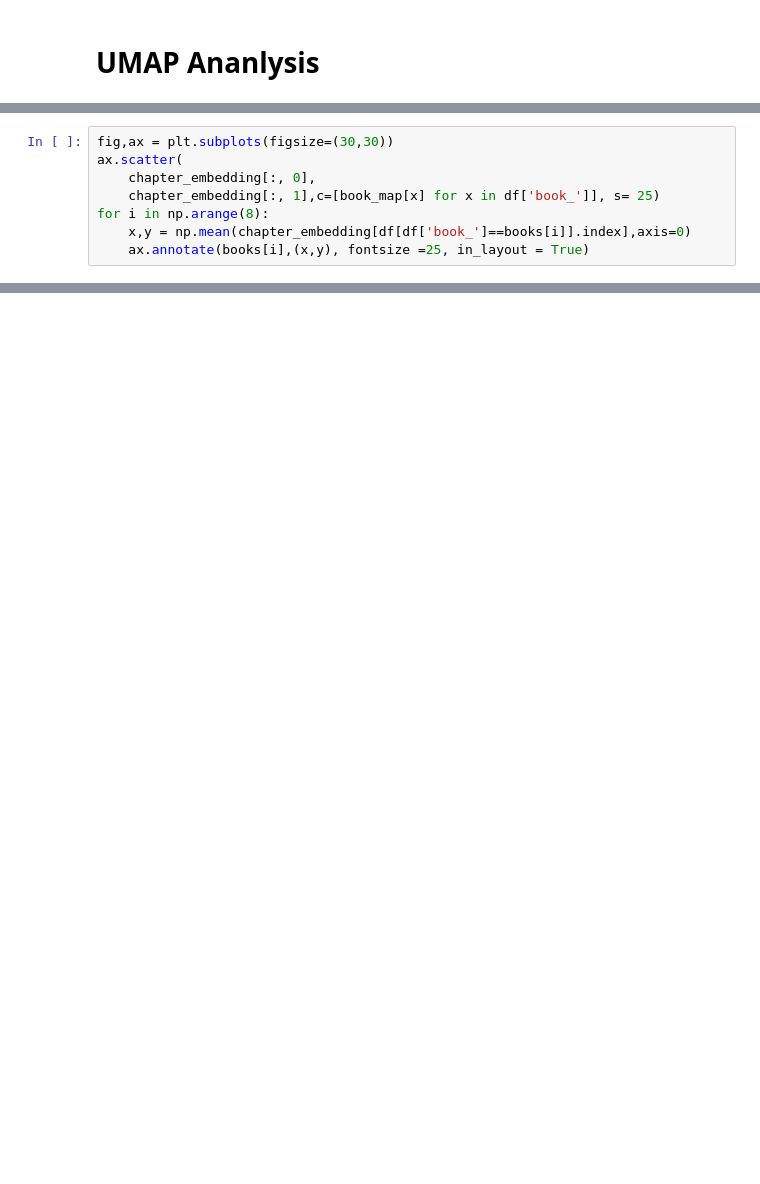
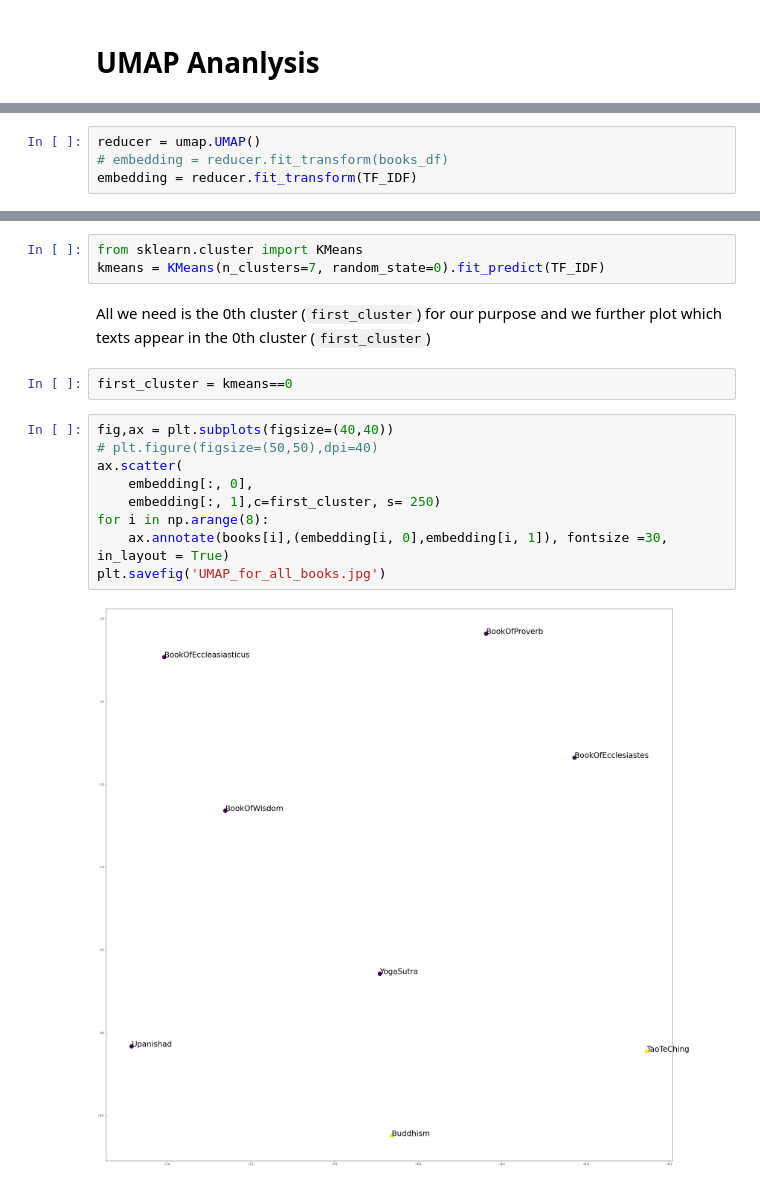
Before and after one commit to IshaanSD/dataHacks2021, a Jupyter notebook: datahacks.ipynb, the cells around one changed output, grey strips where cells are left out. Drawn from its saved outputs; the diff is of its cells as text; blank space fills up the shorter version.

```diff
--- a/datahacks.ipynb
+++ b/datahacks.ipynb
@@ -205,8 +178,0 @@ array([[0., 0.],
-# %%
-fig,ax = plt.subplots(figsize=(30,30))
-ax.scatter(
-    chapter_embedding[:, 0],
-    chapter_embedding[:, 1],c=[book_map[x] for x in df['book_']], s= 25)
-for i in np.arange(8):
-    x,y = np.mean(chapter_embedding[df[df['book_']==books[i]].index],axis=0)
-    ax.annotate(books[i],(x,y), fontsize =25, in_layout = True)
@@ -217,0 +179,4 @@ df_Taoism = df[df['Unnamed: 0'].str.contains('Taoism')]
+# %%
+reducer = umap.UMAP()
+# embedding = reducer.fit_transform(books_df)
+embedding = reducer.fit_transform(TF_IDF)
@@ -217,0 +202,18 @@ df_Taoism = df[df['Unnamed: 0'].str.contains('Taoism')]
+# %%
+from sklearn.cluster import KMeans
+kmeans = KMeans(n_clusters=7, random_state=0).fit_predict(TF_IDF)
+# %% [markdown]
+All we need is the 0th cluster (`first_cluster`) for our purpose and we further plot which texts appear in the 0th cluster (`first_cluster`)
+# %%
+first_cluster = kmeans==0
+# %%
+fig,ax = plt.subplots(figsize=(40,40))
+# plt.figure(figsize=(50,50),dpi=40)
+ax.scatter(
+    embedding[:, 0],
+    embedding[:, 1],c=first_cluster, s= 250)
+for i in np.arange(8):
+    ax.annotate(books[i],(embedding[i, 0],embedding[i, 1]), fontsize =30, in_layout = True)
+plt.savefig('UMAP_for_all_books.jpg')
+# %% [output]
+[figure, added]
```
Also changed, not shown: parts of 54 cells of this notebook, 9 other files.
